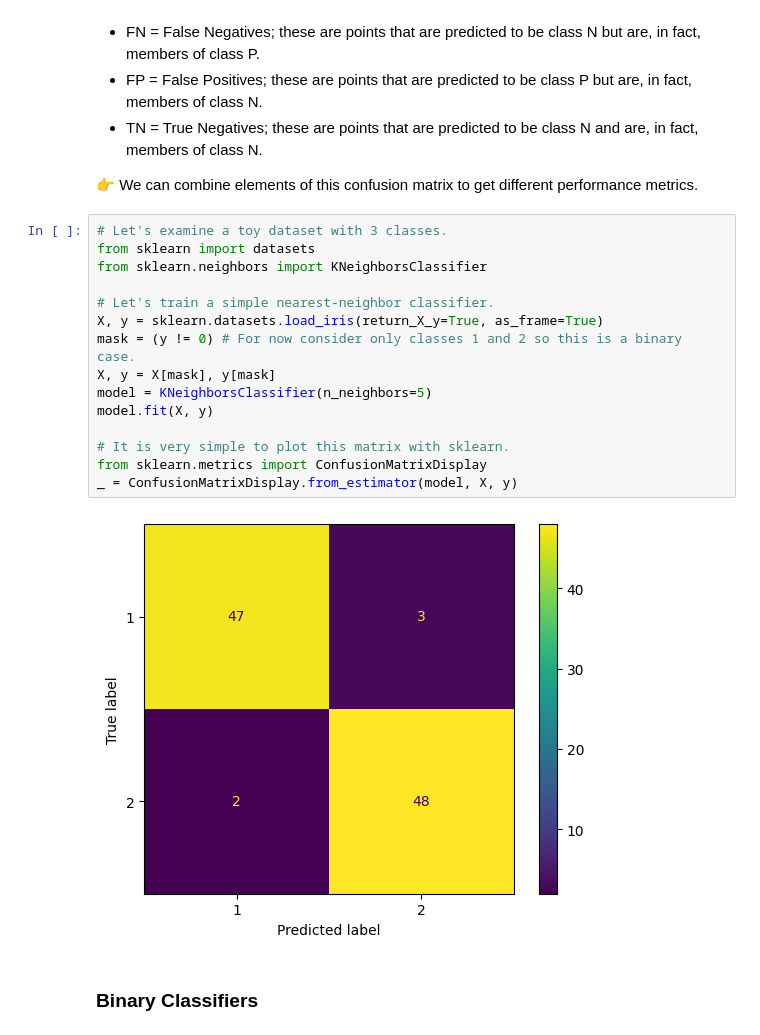
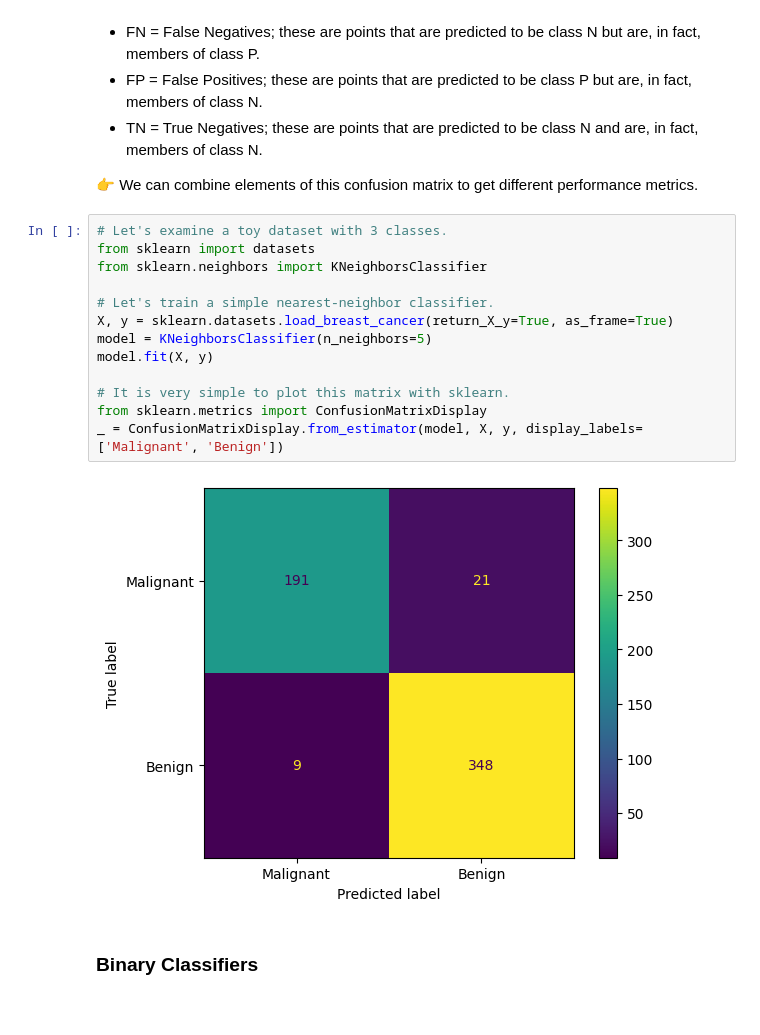
Before and after one commit to mahynski/chemometric-carpentry, a Jupyter notebook: notebooks/1.4_Statistics_Background.ipynb, the cells around one changed output. Drawn from its saved outputs; the diff is of its cells as text.

```diff
--- a/notebooks/1.4_Statistics_Background.ipynb
+++ b/notebooks/1.4_Statistics_Background.ipynb
@@ -380,20 +381,18 @@ The columns represent the number of times a point was predicted to be in each cl
 # %%
 # Let's examine a toy dataset with 3 classes.
 from sklearn import datasets
 from sklearn.neighbors import KNeighborsClassifier
 
 # Let's train a simple nearest-neighbor classifier.
-X, y = sklearn.datasets.load_iris(return_X_y=True, as_frame=True)
-mask = (y != 0) # For now consider only classes 1 and 2 so this is a binary case.
-X, y = X[mask], y[mask]
+X, y = sklearn.datasets.load_breast_cancer(return_X_y=True, as_frame=True)
 model = KNeighborsClassifier(n_neighbors=5)
 model.fit(X, y)
 
 # It is very simple to plot this matrix with sklearn.
 from sklearn.metrics import ConfusionMatrixDisplay
-_ = ConfusionMatrixDisplay.from_estimator(model, X, y)
+_ = ConfusionMatrixDisplay.from_estimator(model, X, y, display_labels=['Malignant', 'Benign'])
 # %% [output]
-[figure, old version]
+[figure, new version]
 # %% [markdown]
 ### Binary Classifiers
 # %% [markdown]
```
Also changed, not shown: parts of 11 cells of this notebook.
